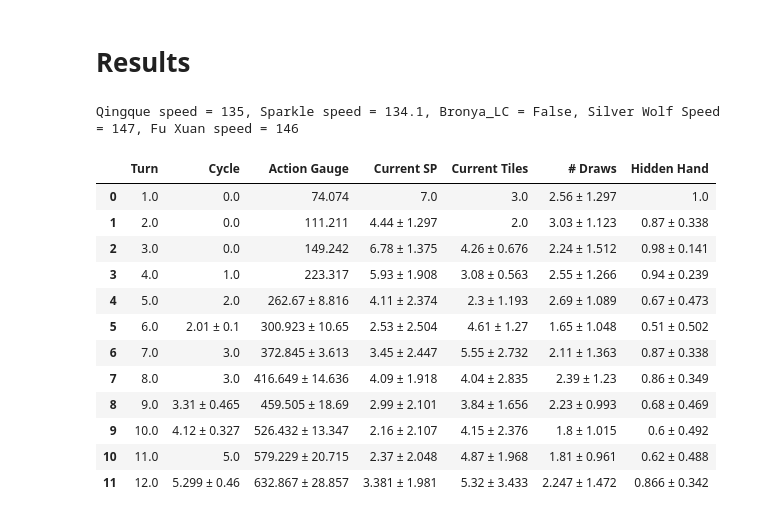
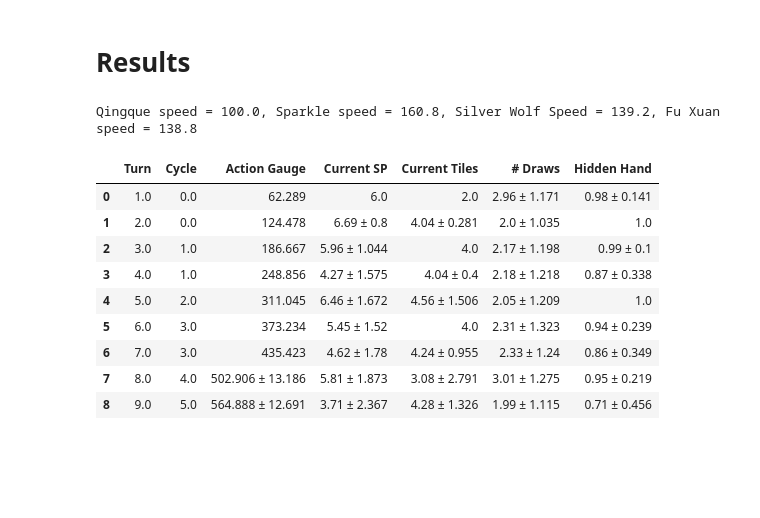
Before and after one commit to Exkalamity/HSR_Action_Simulator, a Jupyter notebook: qingque_mono_quantum_looped.ipynb, the cells around one changed output. Saved outputs shown, nothing was run; the diff lists cells and outputs as text; code cells hidden in the pictures; blank space fills up the shorter version.

```diff
--- a/qingque_mono_quantum_looped.ipynb
+++ b/qingque_mono_quantum_looped.ipynb
@@ -66,23 +66,20 @@ for turn in range(start, end):
     new_row = pd.DataFrame.from_dict(new_row_dict)
     summary_df = pd.concat([summary_df, new_row], ignore_index= True)
 # %%
-summary_df_styled = summary_df.style.set_caption(f"Qingque speed = {qingque_speed}, Sparkle speed = {sparkle_speed}, Bronya_LC = {bronya_lc}, Silver Wolf Speed = {silver_wolf_speed}, Fu Xuan speed = {fu_xuan_speed}")
+summary_df_styled = summary_df.style.set_caption(f"Qingque speed = {qingque_speed}, Sparkle speed = {sparkle_speed},  Silver Wolf Speed = {silver_wolf_speed}, Fu Xuan speed = {fu_xuan_speed}")
 summary_df_styled
 # %% [output]
-Qingque speed = 135, Sparkle speed = 134.1, Bronya_LC = False, Silver Wolf Speed = 147, Fu Xuan speed = 146
+Qingque speed = 100.0, Sparkle speed = 160.8, Silver Wolf Speed = 139.2, Fu Xuan speed = 138.8
 |  | Turn | Cycle | Action Gauge | Current SP | Current Tiles | # Draws | Hidden Hand |
-| 0 | 1.0 | 0.0 | 74.074 | 7.0 | 3.0 | 2.56 ± 1.297 | 1.0 |
-| 1 | 2.0 | 0.0 | 111.211 | 4.44 ± 1.297 | 2.0 | 3.03 ± 1.123 | 0.87 ± 0.338 |
-| 2 | 3.0 | 0.0 | 149.242 | 6.78 ± 1.375 | 4.26 ± 0.676 | 2.24 ± 1.512 | 0.98 ± 0.141 |
-| 3 | 4.0 | 1.0 | 223.317 | 5.93 ± 1.908 | 3.08 ± 0.563 | 2.55 ± 1.266 | 0.94 ± 0.239 |
-| 4 | 5.0 | 2.0 | 262.67 ± 8.816 | 4.11 ± 2.374 | 2.3 ± 1.193 | 2.69 ± 1.089 | 0.67 ± 0.473 |
-| 5 | 6.0 | 2.01 ± 0.1 | 300.923 ± 10.65 | 2.53 ± 2.504 | 4.61 ± 1.27 | 1.65 ± 1.048 | 0.51 ± 0.502 |
-| 6 | 7.0 | 3.0 | 372.845 ± 3.613 | 3.45 ± 2.447 | 5.55 ± 2.732 | 2.11 ± 1.363 | 0.87 ± 0.338 |
-| 7 | 8.0 | 3.0 | 416.649 ± 14.636 | 4.09 ± 1.918 | 4.04 ± 2.835 | 2.39 ± 1.23 | 0.86 ± 0.349 |
-| 8 | 9.0 | 3.31 ± 0.465 | 459.505 ± 18.69 | 2.99 ± 2.101 | 3.84 ± 1.656 | 2.23 ± 0.993 | 0.68 ± 0.469 |
-| 9 | 10.0 | 4.12 ± 0.327 | 526.432 ± 13.347 | 2.16 ± 2.107 | 4.15 ± 2.376 | 1.8 ± 1.015 | 0.6 ± 0.492 |
-| 10 | 11.0 | 5.0 | 579.229 ± 20.715 | 2.37 ± 2.048 | 4.87 ± 1.968 | 1.81 ± 0.961 | 0.62 ± 0.488 |
-| 11 | 12.0 | 5.299 ± 0.46 | 632.867 ± 28.857 | 3.381 ± 1.981 | 5.32 ± 3.433 | 2.247 ± 1.472 | 0.866 ± 0.342 |
+| 0 | 1.0 | 0.0 | 62.289 | 6.0 | 2.0 | 2.96 ± 1.171 | 0.98 ± 0.141 |
+| 1 | 2.0 | 0.0 | 124.478 | 6.69 ± 0.8 | 4.04 ± 0.281 | 2.0 ± 1.035 | 1.0 |
+| 2 | 3.0 | 1.0 | 186.667 | 5.96 ± 1.044 | 4.0 | 2.17 ± 1.198 | 0.99 ± 0.1 |
+| 3 | 4.0 | 1.0 | 248.856 | 4.27 ± 1.575 | 4.04 ± 0.4 | 2.18 ± 1.218 | 0.87 ± 0.338 |
+| 4 | 5.0 | 2.0 | 311.045 | 6.46 ± 1.672 | 4.56 ± 1.506 | 2.05 ± 1.209 | 1.0 |
+| 5 | 6.0 | 3.0 | 373.234 | 5.45 ± 1.52 | 4.0 | 2.31 ± 1.323 | 0.94 ± 0.239 |
+| 6 | 7.0 | 3.0 | 435.423 | 4.62 ± 1.78 | 4.24 ± 0.955 | 2.33 ± 1.24 | 0.86 ± 0.349 |
+| 7 | 8.0 | 4.0 | 502.906 ± 13.186 | 5.81 ± 1.873 | 3.08 ± 2.791 | 3.01 ± 1.275 | 0.95 ± 0.219 |
+| 8 | 9.0 | 5.0 | 564.888 ± 12.691 | 3.71 ± 2.367 | 4.28 ± 1.326 | 1.99 ± 1.115 | 0.71 ± 0.456 |
 # %%
 action_df = action_dataframe.df
 # %%
```
Also changed, not shown: parts of 12 cells of this notebook, 1 other file.
